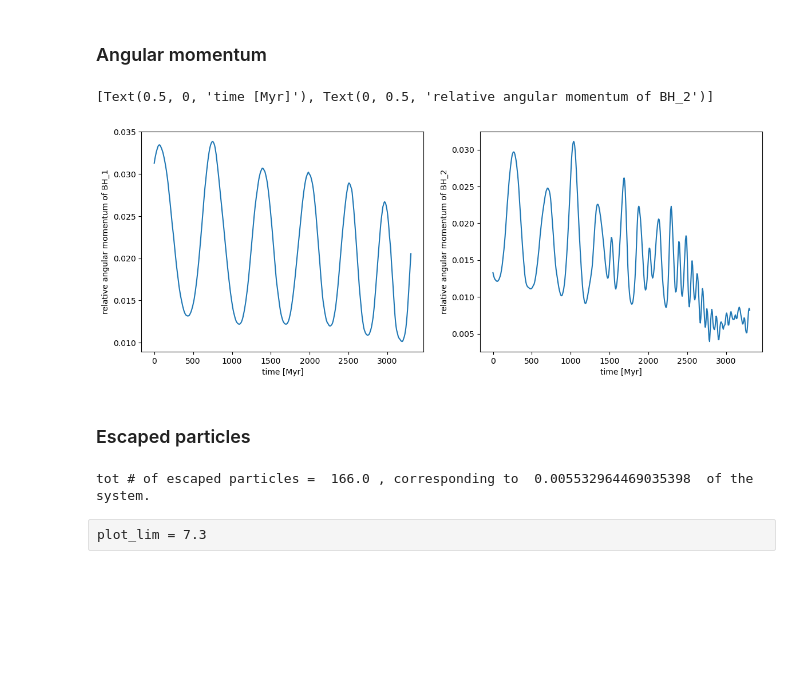
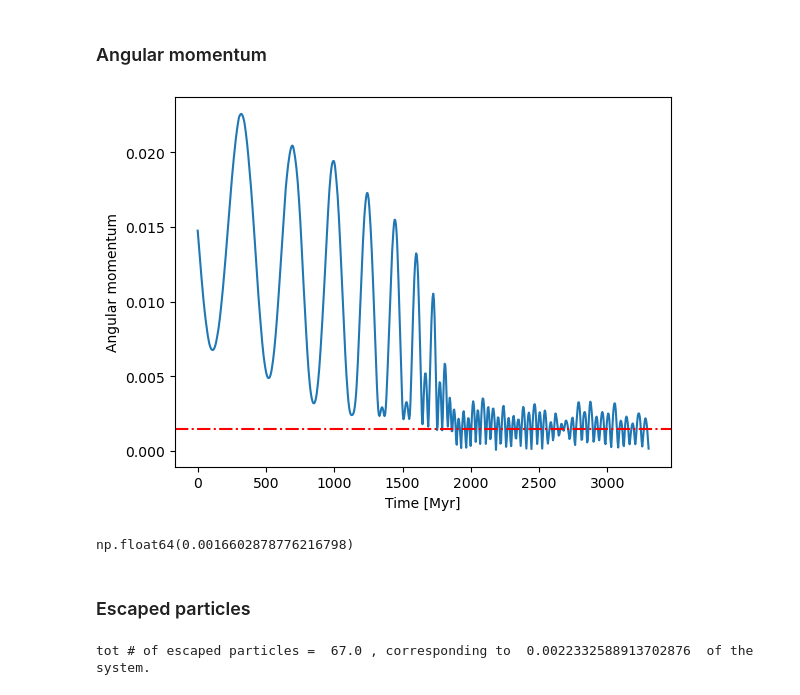
Before and after one commit to lisam10/stellar_systems_dynamics2024, a Jupyter notebook: final_exercise/Plotter.ipynb, the cells around one changed output. Saved outputs shown, nothing was run; the diff lists cells and outputs as text; code cells hidden in the pictures; blank space fills up the shorter version.

```diff
--- a/final_exercise/Plotter.ipynb
+++ b/final_exercise/Plotter.ipynb
@@ -428,26 +390,0 @@ plt.show()
-# %%
-#dist separation bw bhs
-#estrarre posizioni bhs a diversi snapshot
-pos_BH_1 = positions[0, :, :]
-pos_BH_2 = positions[1, :, :]
-
-time = np.array(time, dtype=float)
-
-#conversione IU -> Myr
-conv_factor = 4.714829951118732
-time_Myr = time * conv_factor
-
-
-BH_distance = 0.0
-for i in range(3):
-    BH_distance += (pos_BH_1[:, i] - pos_BH_2[:, i])**2
-
-BH_distance = np.sqrt(BH_distance)
-
-plt.figure(figsize=(7,5))
-plt.plot(time_Myr, BH_distance, color='darkred')
-plt.xlabel("Time [Myr]")   #da convertire da IU
-plt.ylabel("BH separation [kpc]") #gia convertito perche 1 IU = 1 Kpc
-#plt.ylim(0.2, 0.4)
-plt.title("BH separation vs time")
-plt.show()
@@ -539,3 +427,5 @@ M_1 =  0.01     M_2 =  0.005
+# %%
+time_Myr = time * MYR_PER_IU
 # %%
 plt.figure(figsize=(7,5))
 plt.plot(time_Myr, radius[0], label="BH1", color='red')
@@ -606,5 +442,5 @@ Inizio interazione a t = 110.7142 , In Myr a t = 521.9986261741495
 r_rel_1 = pos_BH_1 - r_CM
 v_rel_1 = vel_BH_1 - v_CM
 
-L_BH_rel_1 = mass[0] * np.cross(r_rel_1, v_rel_1)
-L_BH_rel_1 = np.sqrt(L_BH_rel_1[:, 0]**2 + L_BH_rel_1[:, 1]**2 + L_BH_rel_1[:, 2]**2) #modulo rispetto al centro di massa
+L_BH = mass[0] * np.cross(r_rel_1, v_rel_1)
+L_BH= np.sqrt(L_BH[:, 0]**2 + L_BH[:, 1]**2 + L_BH[:, 2]**2) #modulo rispetto al centro di massa
@@ -617,13 +447,16 @@ L_BH_rel_2 = np.sqrt(L_BH_rel_2[:, 0]**2 + L_BH_rel_2[:, 1]**2 + L_BH_rel_2[:, 2
-# %%
-fig, ax, = plt.subplots(ncols = 2, nrows = 1, figsize = (14,5))
-ax[0].plot(time_Myr, L_BH_rel_1)
-ax[0].set(xlabel = 'time [Myr]', ylabel = 'relative angular momentum of BH_1')
-
-ax[1].plot(time_Myr, L_BH_rel_2)
-ax[1].set(xlabel = 'time [Myr]', ylabel = 'relative angular momentum of BH_2')
-# %% [output]
-[Text(0.5, 0, 'time [Myr]'), Text(0, 0.5, 'relative angular momentum of BH_2')]
-[figure, removed]
+# %%
+plt.plot(time_Myr, L_BH)
+plt.axhline(L_BH_rel_1[0] / 10, c = 'r', linestyle = '-.')
+plt.xlabel("Time [Myr]")
+#plt.xlim([1500, 2000])
+plt.ylabel("Angular momentum")
+plt.show()
+# %% [output]
+[figure, added]
+# %%
+np.mean(L_BH[500:])
+# %% [output]
+np.float64(0.0016602878776216798)
 # %% [markdown]
 ### Escaped particles
 # %%
@@ -637,7 +470,7 @@ def v_escape (radius):
 n_escape = 0.0
 mask_escape = []
 
-for i in tqdm(range(2, n_particles)):
+for i in tqdm(range(1, n_particles)):
     for j in range(snap_number):
         if radius[i, j] > r_escape and radial_v[i, j] >= v_escape(r_escape):
             #print('particle number ', i, f'escaped at time {time[j]:.2f}')
@@ -647,6 +480,4 @@ for i in tqdm(range(2, n_particles)):
 
 print('tot # of escaped particles = ', n_escape, ', corresponding to ', n_escape/n_particles, ' of the system.')
 # %% [output]
-tot # of escaped particles =  166.0 , corresponding to  0.005532964469035398  of the system.
+tot # of escaped particles =  67.0 , corresponding to  0.0022332588913702876  of the system.
-# %% [raw]
-plot_lim = 7.3
```
Also changed, not shown: parts of 35 cells of this notebook, 2 other files.
